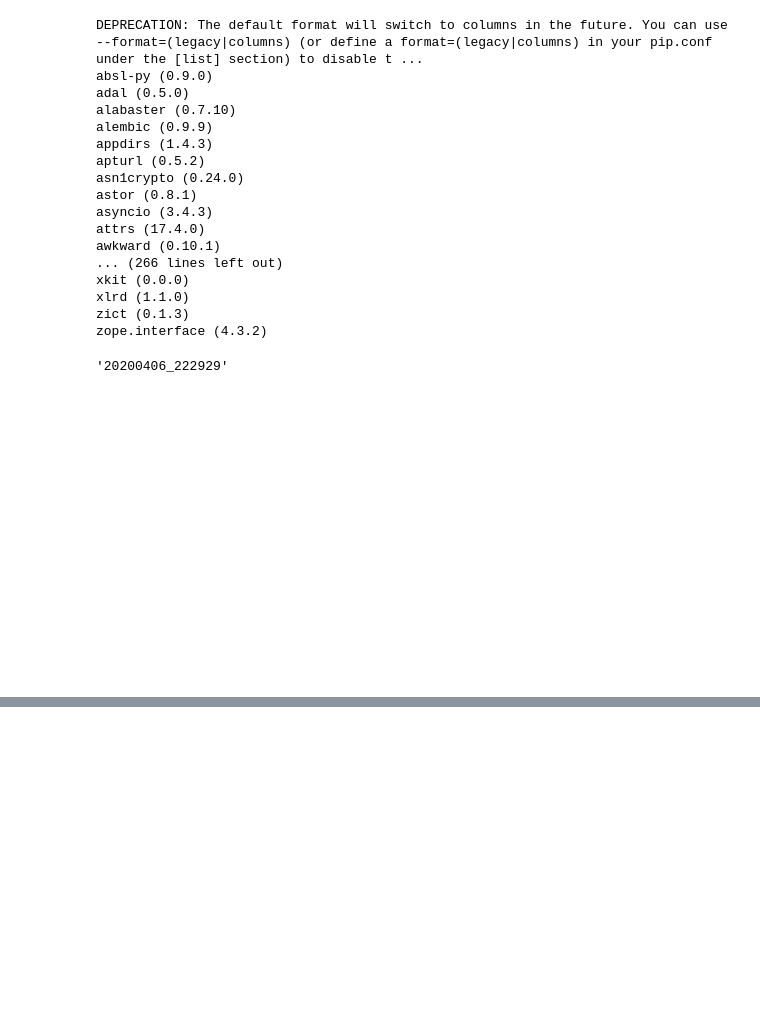
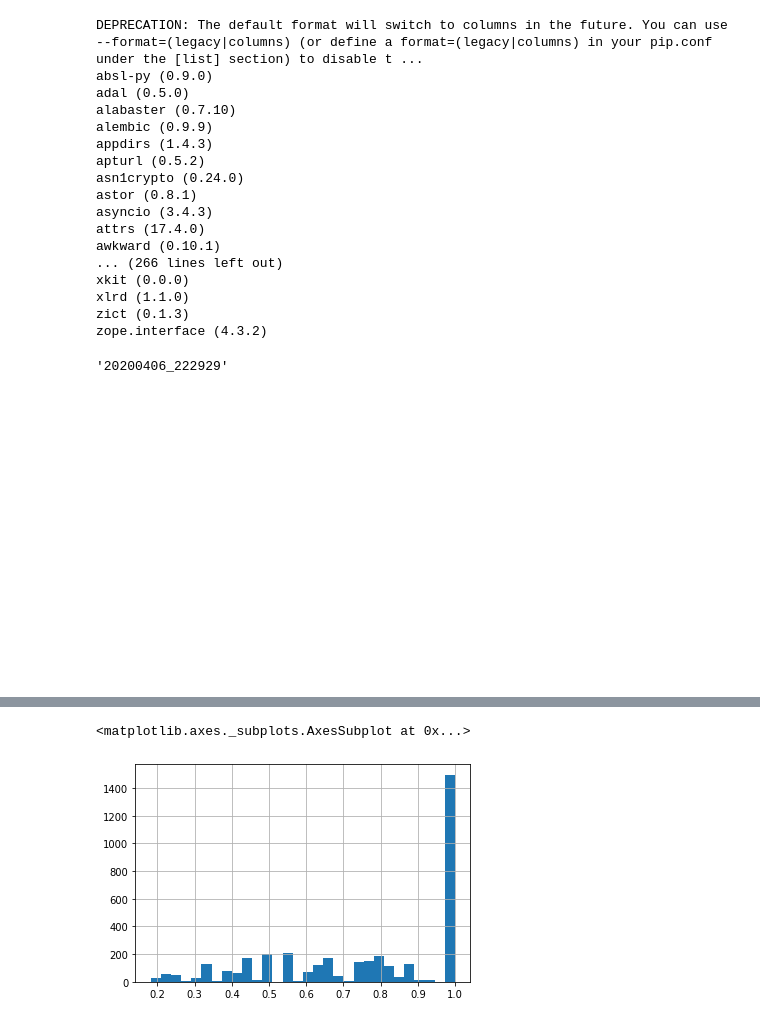
Before and after one commit to robinnewhouse/LRTNotebooks, a Jupyter notebook: testing.ipynb, the cells around one changed output, grey strips where cells are left out. Saved outputs shown, nothing was run; the diff lists cells and outputs as text; code cells hidden in the pictures; blank space fills up the shorter version.

```diff
--- a/testing.ipynb
+++ b/testing.ipynb
@@ -289,3 +289,10 @@ from IPython.display import Image
 Image('/fast_scratch/rnewhous/LRT/training/model/20200521_092846/roc.png')
 # %% [output]
 [figure]
+# %%
+import uproot
+tracks_file = uproot.open("/data/newhouse/LRT/batch/master/training/VH4b/0/1/track_info_InDetSummaryDumpAlg_R3LargeD0.root")
+# %%
+tracks = tracks_file['tracks']
+# %%
+df = tracks.pandas.df()
@@ -291,0 +319,5 @@ Image('/fast_scratch/rnewhous/LRT/training/model/20200521_092846/roc.png')
+# %%
+df['truthProbability'].hist(bins=30)
+# %% [output]
+<matplotlib.axes._subplots.AxesSubplot at 0x...>
+[figure, added]
```
Also changed, not shown: parts of 3 cells of this notebook, 3 other files.
